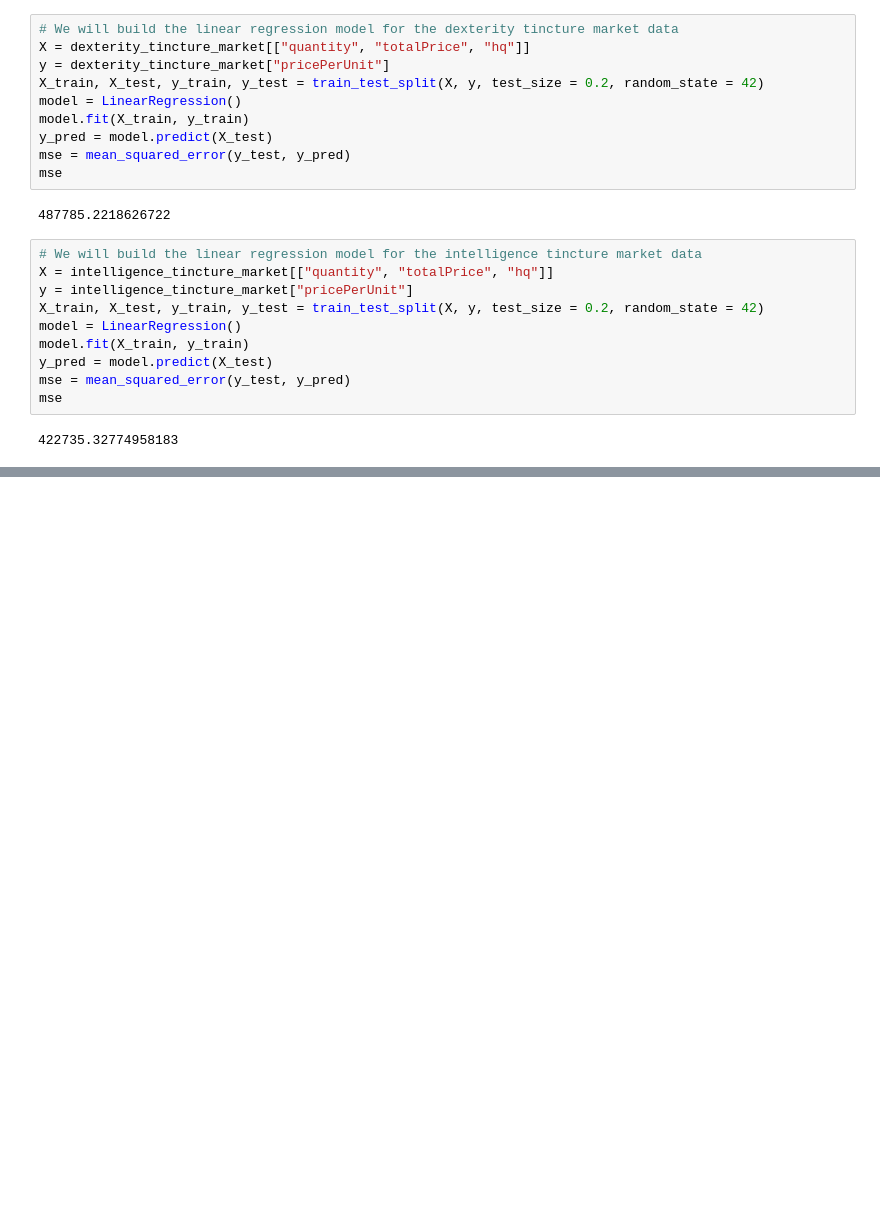
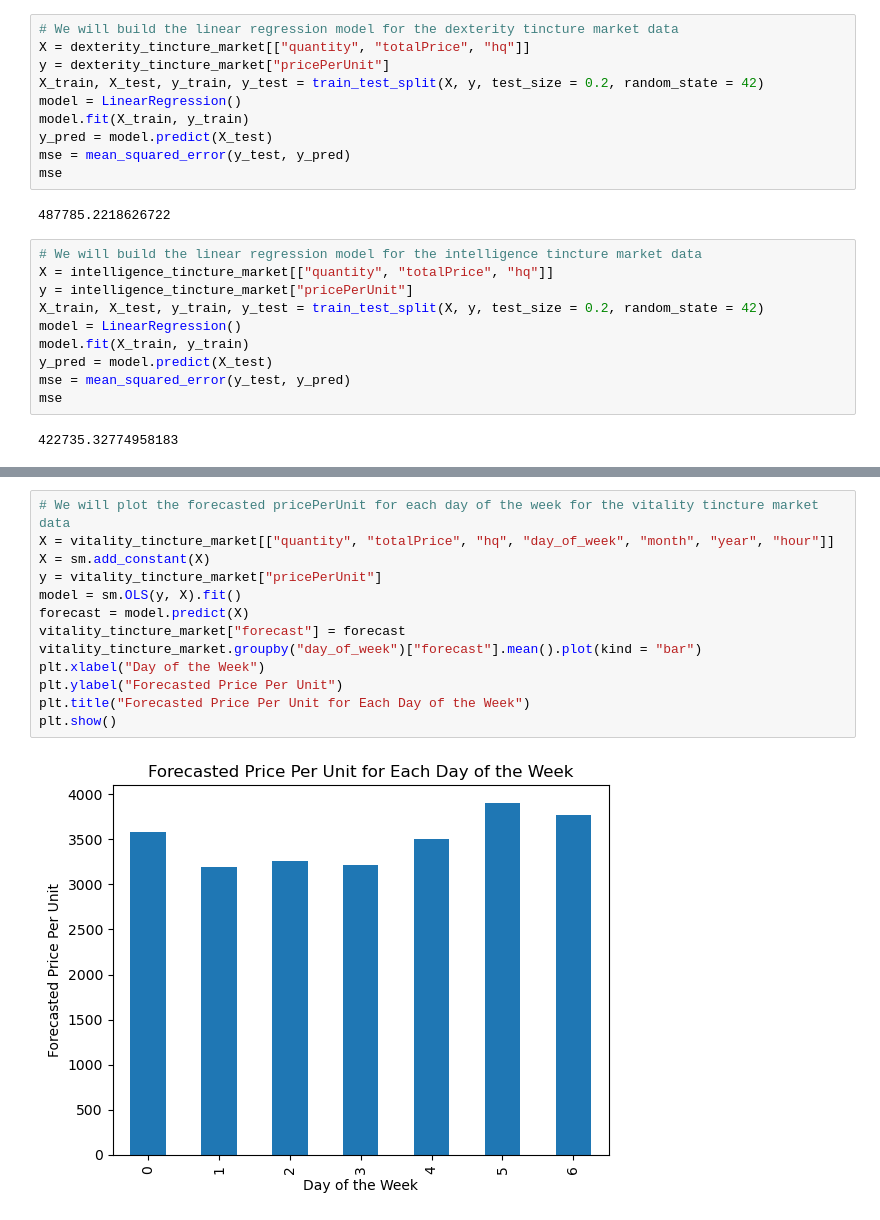
Before and after one commit to Hounder23/LHL-CAPSTONE, a Jupyter notebook: IPYNB NoteBooks/ModelBuilding.ipynb, the cells around one changed output, grey strips where cells are left out. Cells and saved outputs as stored; diff of their text form; blank space fills up the shorter version.

```diff
--- a/IPYNB NoteBooks/ModelBuilding.ipynb
+++ b/IPYNB NoteBooks/ModelBuilding.ipynb
@@ -698,0 +926,15 @@ mse
+# %%
+# We will plot the forecasted pricePerUnit for each day of the week for the vitality tincture market data
+X = vitality_tincture_market[["quantity", "totalPrice", "hq", "day_of_week", "month", "year", "hour"]]
+X = sm.add_constant(X)
+y = vitality_tincture_market["pricePerUnit"]
+model = sm.OLS(y, X).fit()
+forecast = model.predict(X)
+vitality_tincture_market["forecast"] = forecast
+vitality_tincture_market.groupby("day_of_week")["forecast"].mean().plot(kind = "bar")
+plt.xlabel("Day of the Week")
+plt.ylabel("Forecasted Price Per Unit")
+plt.title("Forecasted Price Per Unit for Each Day of the Week")
+plt.show()
+# %% [output]
+[figure, added]
```
Also changed, not shown: parts of 15 cells of this notebook.
